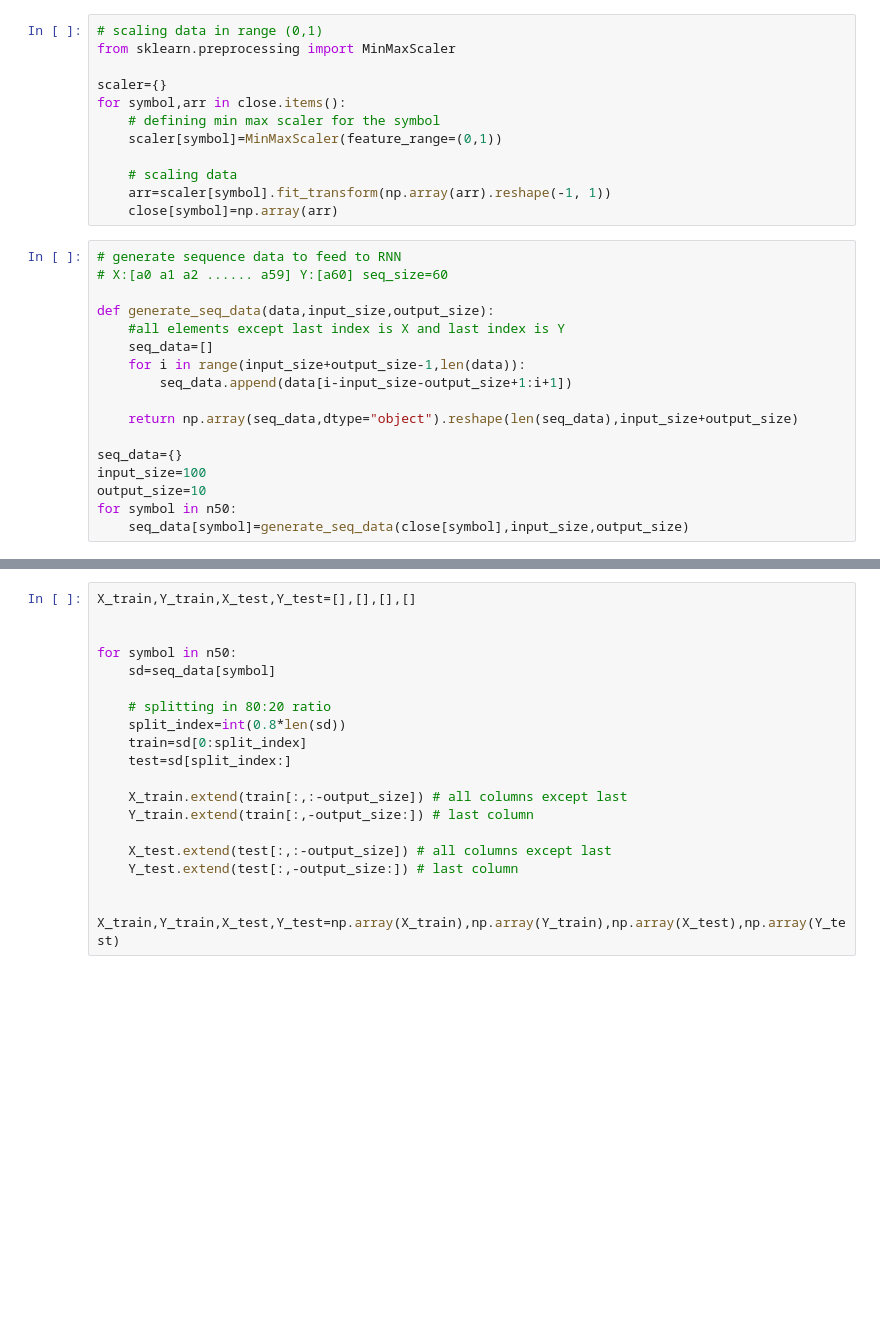
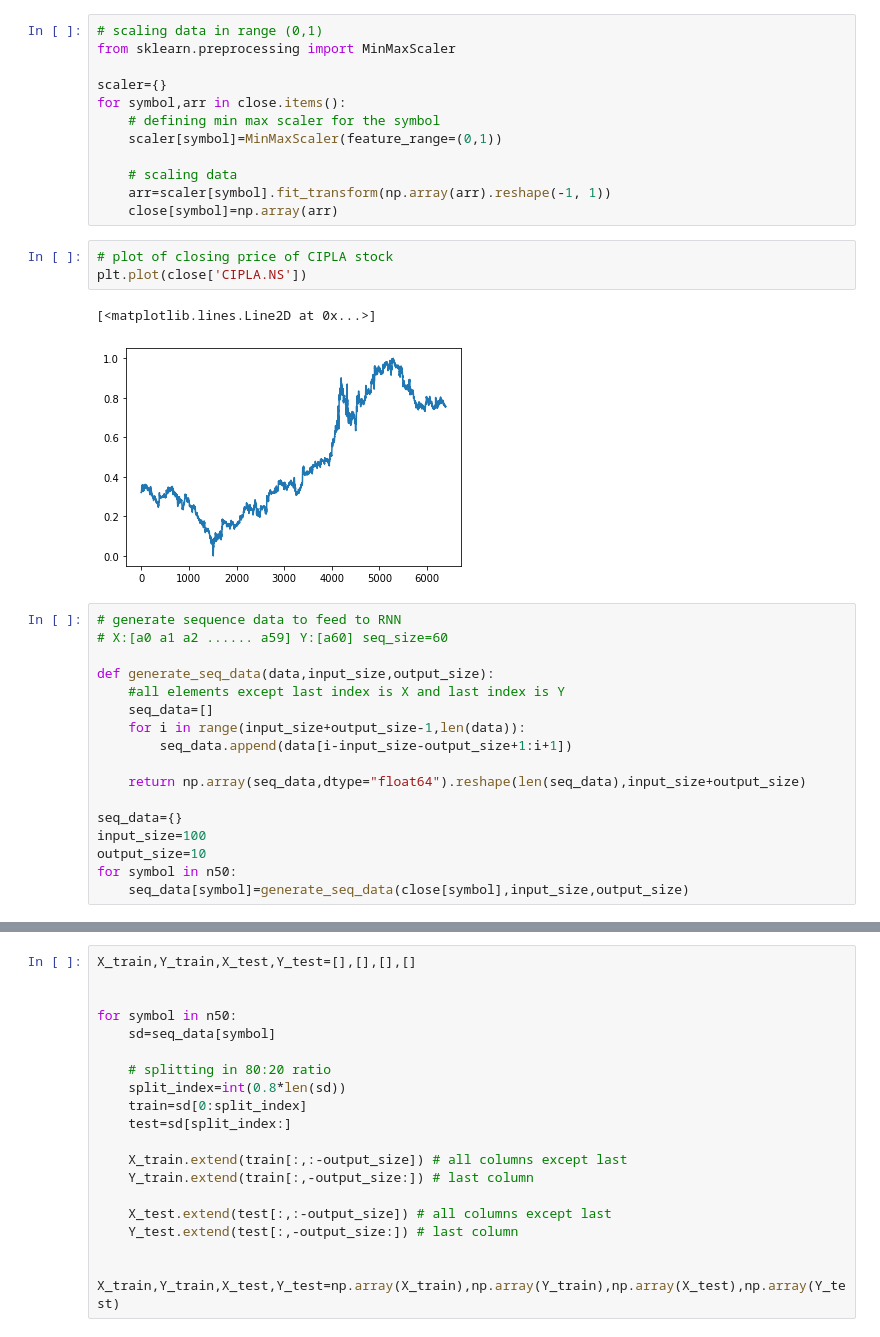
Before and after one commit to yashgupta417/stox, a Jupyter notebook: model.ipynb, the cells around one changed output, grey strips where cells are left out. Drawn from its saved outputs; the diff is of its cells as text; blank space fills up the shorter version.

```diff
--- a/model.ipynb
+++ b/model.ipynb
@@ -132,6 +132,12 @@ for symbol,arr in close.items():
     # scaling data
     arr=scaler[symbol].fit_transform(np.array(arr).reshape(-1, 1))
     close[symbol]=np.array(arr)
+# %%
+# plot of closing price of CIPLA stock
+plt.plot(close['CIPLA.NS'])
+# %% [output]
+[<matplotlib.lines.Line2D at 0x...>]
+[figure, added]
 # %%
 # generate sequence data to feed to RNN
 # X:[a0 a1 a2 ...... a59] Y:[a60] seq_size=60
@@ -142,7 +148,7 @@ def generate_seq_data(data,input_size,output_size):
     for i in range(input_size+output_size-1,len(data)):
         seq_data.append(data[i-input_size-output_size+1:i+1])
 
-    return np.array(seq_data,dtype="object").reshape(len(seq_data),input_size+output_size)
+    return np.array(seq_data,dtype="float64").reshape(len(seq_data),input_size+output_size)
 
 seq_data={}
 input_size=100
```
Also changed, not shown: parts of 16 cells of this notebook.
